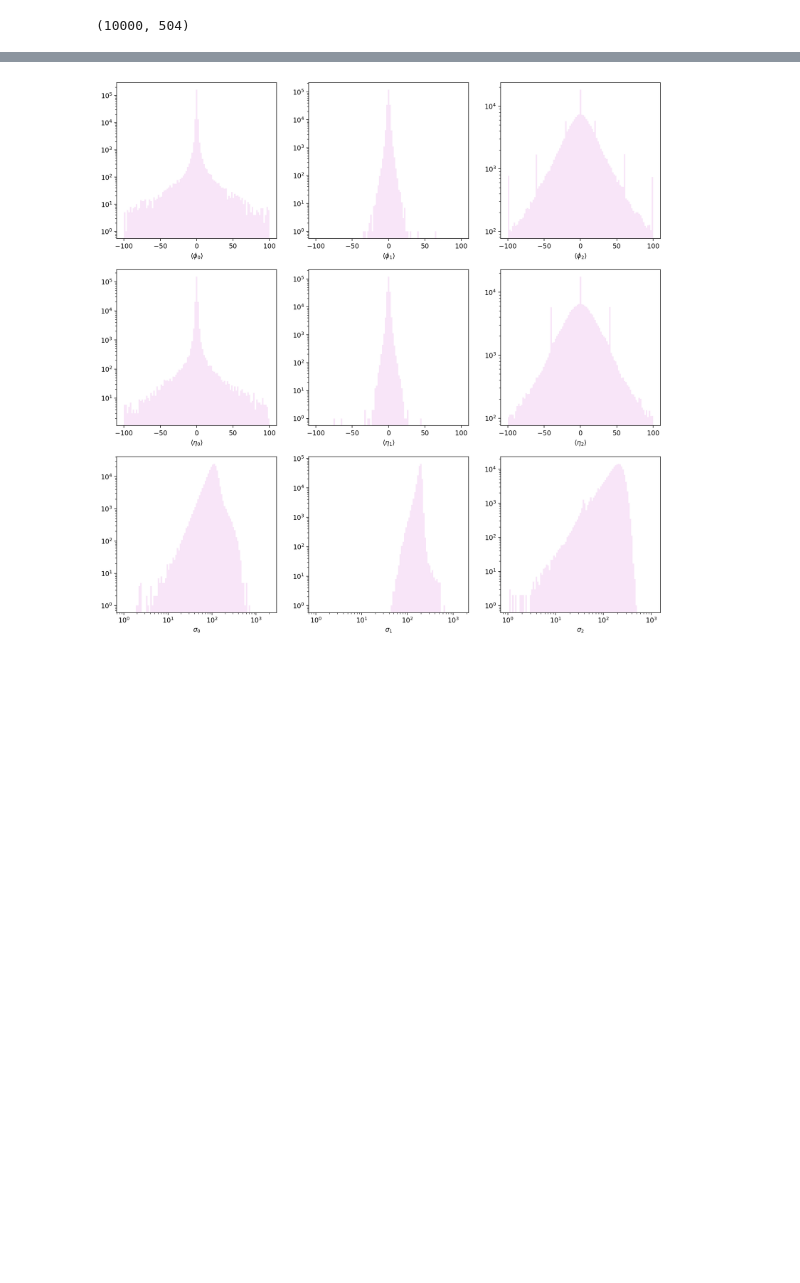
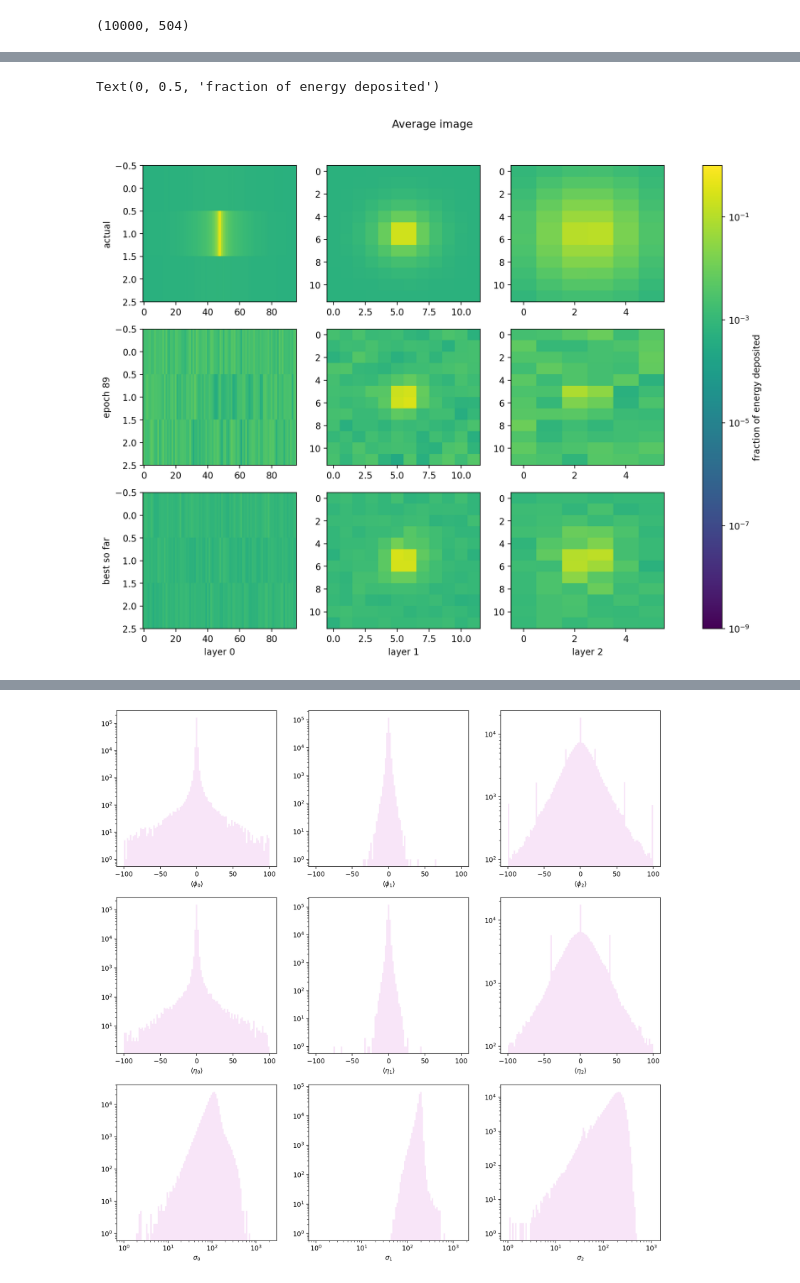
Before and after one commit to haoxing-du/toy-flow, a Jupyter notebook: photon_sampling_all_dims.ipynb, the cells around one changed output, grey strips where cells are left out. Saved outputs shown, nothing was run; the diff lists cells and outputs as text; code cells hidden in the pictures; blank space fills up the shorter version.

```diff
--- a/photon_sampling_all_dims.ipynb
+++ b/photon_sampling_all_dims.ipynb
@@ -441,3 +466,45 @@ Text(0, 0.5, 'fraction of energy deposited')
+# %%
+avg_image = energy_voxel[:n].mean(axis=0)
+avg_1 = voxels_sampled_1.mean(axis=0)
+avg_2 = voxels_sampled_2.mean(axis=0)
+# %%
+fig = plt.figure(figsize=(12,9))
+plt.subplots_adjust(bottom=0.1, right=0.8, top=0.9)
+plt.subplot(331)
+plt.imshow(avg_image[:288].reshape((3,96)), aspect='auto', norm=colors.LogNorm(1e-9,1))
+plt.ylabel("actual")
+plt.subplot(332)
+plt.imshow(avg_image[288:432].reshape((12,12)), aspect='auto', norm=colors.LogNorm(1e-9,1))
+plt.subplot(333)
+plt.imshow(avg_image[432:].reshape((12,6)), aspect='auto', norm=colors.LogNorm(1e-9,1))
+plt.subplot(334)
+plt.imshow(avg_1[:288].reshape((3,96)), aspect='auto', norm=colors.LogNorm(1e-9,1))
+plt.ylabel("epoch 89")
+#plt.xlabel("layer 0")
+plt.subplot(335)
+plt.imshow(avg_1[288:432].reshape((12,12)), aspect='auto', norm=colors.LogNorm(1e-9,1))
+#plt.xlabel("layer 1")
+plt.subplot(336)
+plt.imshow(avg_1[432:].reshape((12,6)), aspect='auto', norm=colors.LogNorm(1e-9,1))
+#plt.xlabel("layer 2")
+plt.subplot(337)
+plt.imshow(avg_2[:288].reshape((3,96)), aspect='auto', norm=colors.LogNorm(1e-9,1))
+plt.ylabel("best so far")
+plt.xlabel("layer 0")
+plt.subplot(338)
+plt.imshow(avg_2[288:432].reshape((12,12)), aspect='auto', norm=colors.LogNorm(1e-9,1))
+plt.xlabel("layer 1")
+plt.subplot(339)
+plt.imshow(avg_2[432:].reshape((12,6)), aspect='auto', norm=colors.LogNorm(1e-9,1))
+plt.xlabel("layer 2")
+
+plt.suptitle("Average image")
+cax = plt.axes([0.85, 0.1, 0.025, 0.8])
+plt.colorbar(cax=cax)
+plt.ylabel("fraction of energy deposited")
+# %% [output]
+Text(0, 0.5, 'fraction of energy deposited')
+[figure, added]
 # %%
 def plot_flow2_hists(energy_voxel, voxels_sampled):
     fig = plt.figure(figsize=(15, 18))
```
Also changed, not shown: parts of 21 cells of this notebook, 1 other file.
